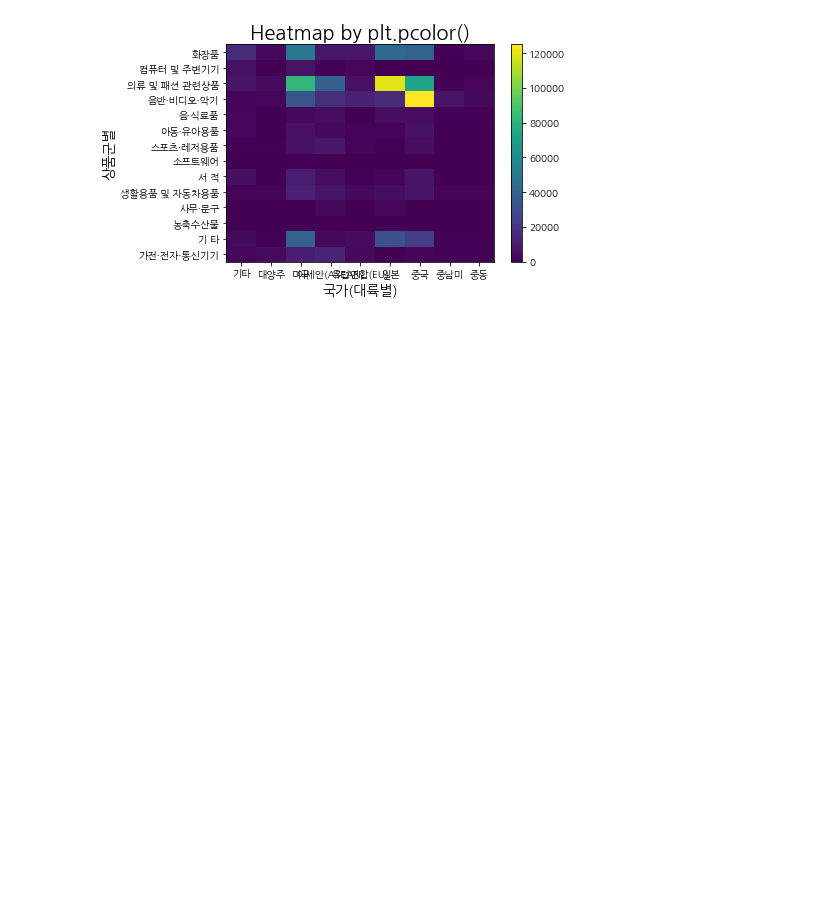
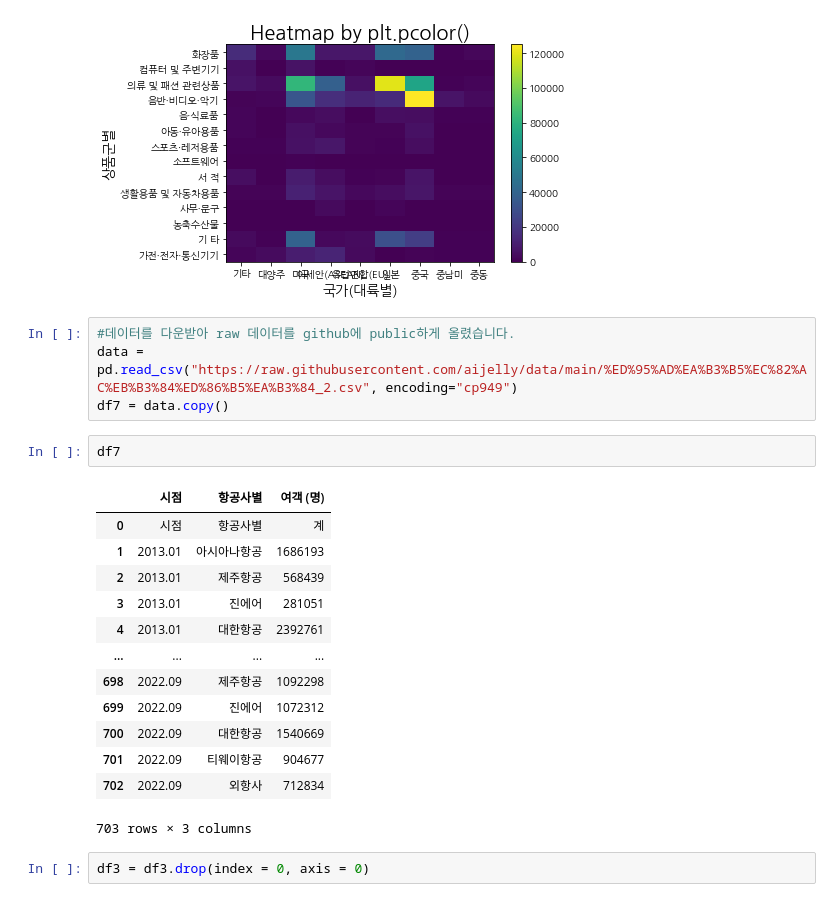
Before and after one commit to JaewooJason/Boostcourse, a Jupyter notebook: Week 4 Mission.ipynb, the cells around one changed output. Drawn from its saved outputs; the diff is of its cells as text; blank space fills up the shorter version.

```diff
--- a/Week 4 Mission.ipynb
+++ b/Week 4 Mission.ipynb
@@ -186,3 +186,25 @@ plt.colorbar()
 plt.show()
 # %% [output]
 [figure]
+# %%
+#데이터를 다운받아 raw 데이터를 github에 public하게 올렸습니다.
+data = pd.read_csv("https://raw.githubusercontent.com/aijelly/data/main/%ED%95%AD%EA%B3%B5%EC%82%AC%EB%B3%84%ED%86%B5%EA%B3%84_2.csv", encoding="cp949")
+df7 = data.copy()
+# %%
+df7
+# %% [output]
+|  | 시점 | 항공사별 | 여객 (명) |
+| 0 | 시점 | 항공사별 | 계 |
+| 1 | 2013.01 | 아시아나항공 | 1686193 |
+| 2 | 2013.01 | 제주항공 | 568439 |
+| 3 | 2013.01 | 진에어 | 281051 |
+| 4 | 2013.01 | 대한항공 | 2392761 |
+| ... | ... | ... | ... |
+| 698 | 2022.09 | 제주항공 | 1092298 |
+| 699 | 2022.09 | 진에어 | 1072312 |
+| 700 | 2022.09 | 대한항공 | 1540669 |
+| 701 | 2022.09 | 티웨이항공 | 904677 |
+| 702 | 2022.09 | 외항사 | 712834 |
+703 rows × 3 columns
+# %%
+df3 = df3.drop(index = 0, axis = 0)
```
Also changed, not shown: parts of 3 cells of this notebook.
